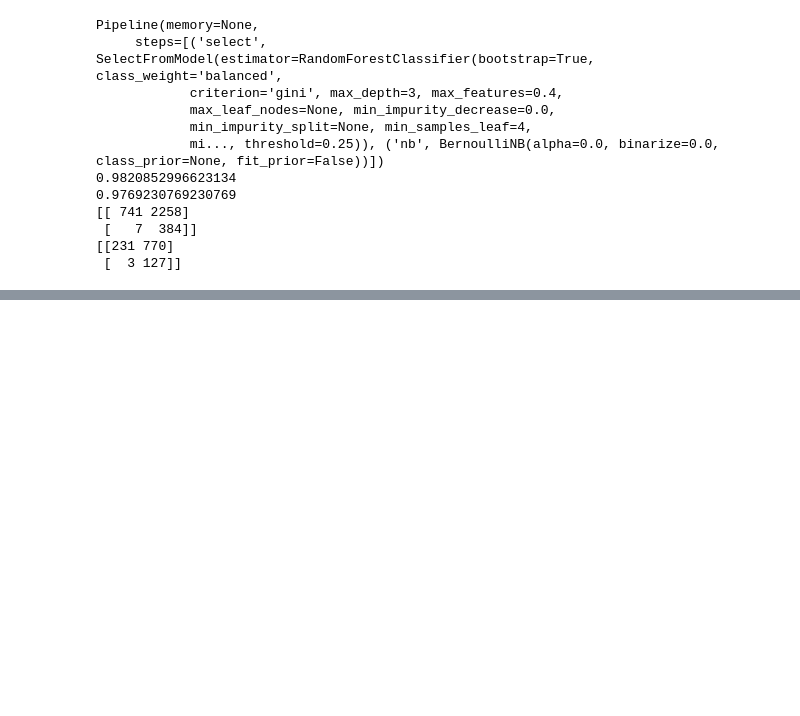
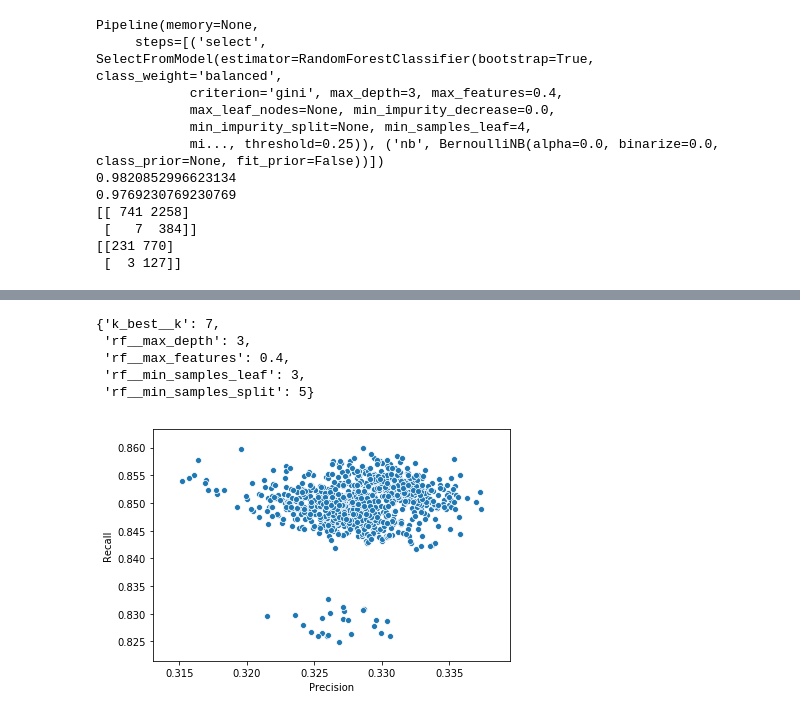
Before and after one commit to GinoWoz1/Learnings, a Jupyter notebook: Bank_analysis_main-checkpoint.ipynb, the cells around one changed output, grey strips where cells are left out. Saved outputs shown, nothing was run; the diff lists cells and outputs as text; code cells hidden in the pictures; blank space fills up the shorter version.

```diff
--- a/Bank_analysis_main-checkpoint.ipynb
+++ b/Bank_analysis_main-checkpoint.ipynb
@@ -813,7 +814,37 @@ Pipeline(memory=None,
 # test yourself on the random forest model using f_classif and random forest regressir
 # using pipeline
 
-lr = LogisticRegression(C=0.05, class_weight='balanced', dual=False,
-          fit_intercept=True, intercept_scaling=1, max_iter=100,
-          multi_class='ovr', n_jobs=-1, penalty='l2', random_state=None,
-          solver='liblinear', tol=0.0001, verbose=0, warm_start=False)
+
+k_best = SelectKBest(f_classif)
+
+
+rf = RandomForestClassifier(bootstrap=True, class_weight='balanced_subsample',
+            criterion='gini', max_depth=3, max_features=0.3,
+            max_leaf_nodes=None, min_impurity_decrease=0.0,
+            min_impurity_split=None, min_samples_leaf=4,
+            min_samples_split=5, min_weight_fraction_leaf=0.0,
+            n_estimators=80, n_jobs=1, oob_score=False, random_state=None,
+            verbose=0, warm_start=False)
+
+rf_param = {'k_best__k':range(5,43),
+              'rf__max_depth':[3],
+              'rf__min_samples_leaf':[3,4,5],
+               'rf__min_samples_split':[3,5,7,9],
+                'rf__max_features':[0.3,0.4]}
+
+
+select_k_pipe = Pipeline([('k_best',k_best),
+                         ('rf',rf)])
+
+scoring = {'Rec':'recall','Prec':'precision'}
+
+gs = GridSearchCV(select_k_pipe,rf_param,scoring=scoring,refit='Rec',cv=rkfold)
+gs.fit(X_train,y_train)
+print(gs.best_estimator_)
+print(gs.best_score_)
+print(gs.score(X_test,y_test))
+
+y_pred = gs.predict(X_train)
+y_pred_test = gs.predict(X_test)
+print(confusion_matrix(y_train,y_pred))
+print(confusion_matrix(y_test,y_pred_test))
@@ -819,0 +864,13 @@ lr = LogisticRegression(C=0.05, class_weight='balanced', dual=False,
+# %%
+results = gs.cv_results_
+sns.scatterplot(results['mean_train_Prec'],results['mean_train_Rec'])
+plt.xlabel('Precision')
+plt.ylabel('Recall')
+gs.best_params_
+# %% [output]
+{'k_best__k': 7,
+ 'rf__max_depth': 3,
+ 'rf__max_features': 0.4,
+ 'rf__min_samples_leaf': 3,
+ 'rf__min_samples_split': 5}
+[figure, added]
```
Also changed, not shown: parts of 7 cells of this notebook.
